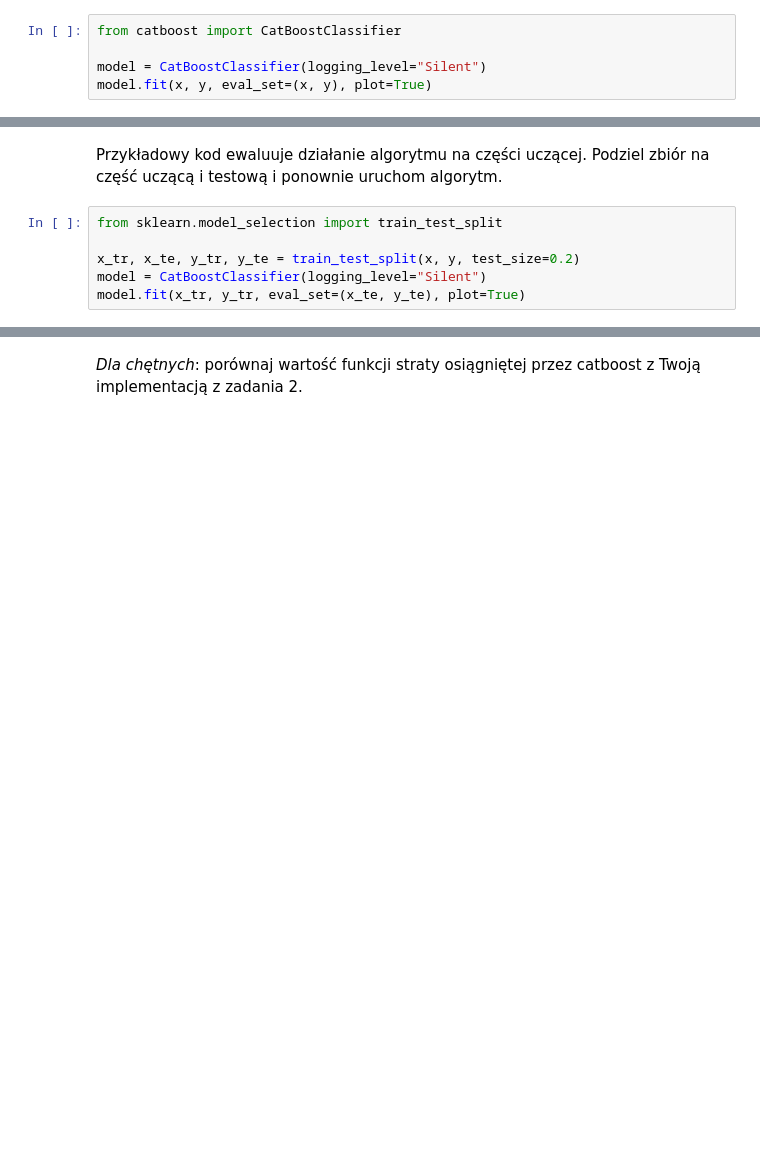
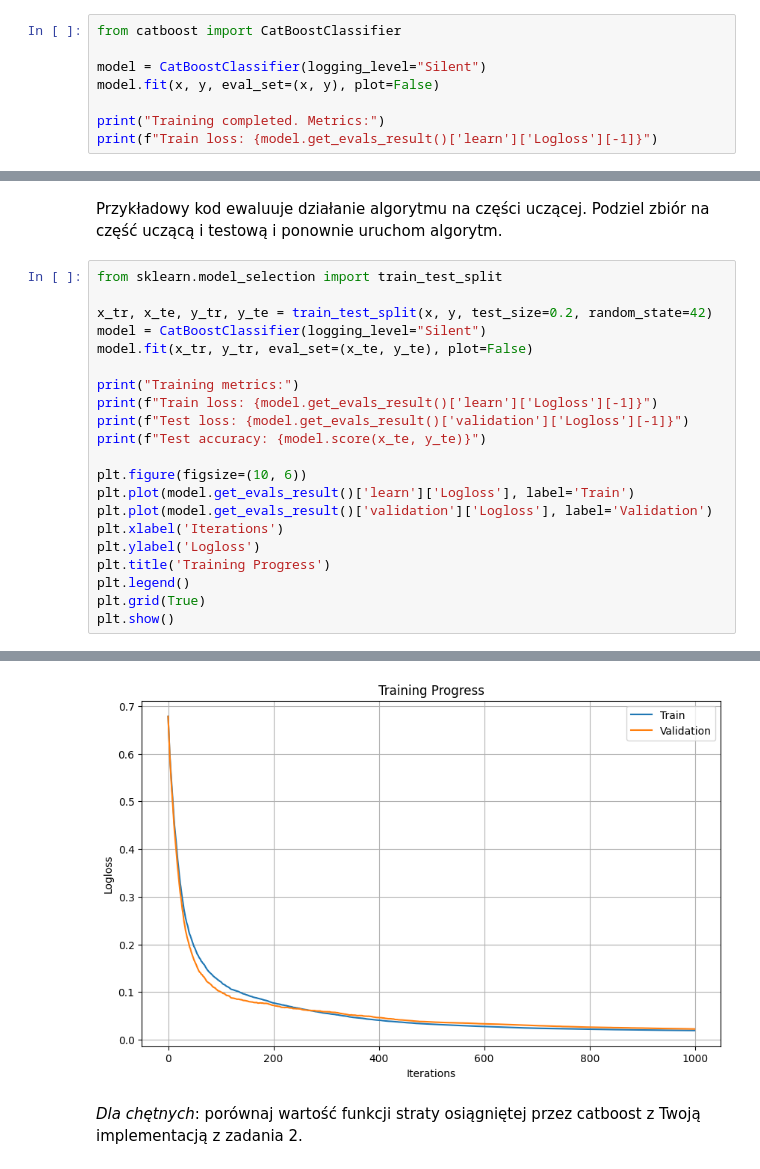
Before and after one commit to BartekAndree/2025_sus, a Jupyter notebook: 10/su-lab-zad-dom-10.ipynb, the cells around one changed output, grey strips where cells are left out. Drawn from its saved outputs; the diff is of its cells as text; blank space fills up the shorter version.

```diff
--- a/10/su-lab-zad-dom-10.ipynb
+++ b/10/su-lab-zad-dom-10.ipynb
@@ -289,4 +412,7 @@ Trening modelu
 from catboost import CatBoostClassifier
 
 model = CatBoostClassifier(logging_level="Silent")
-model.fit(x, y, eval_set=(x, y), plot=True)
+model.fit(x, y, eval_set=(x, y), plot=False)
+
+print("Training completed. Metrics:")
+print(f"Train loss: {model.get_evals_result()['learn']['Logloss'][-1]}")
@@ -293,8 +422,24 @@ model.fit(x, y, eval_set=(x, y), plot=True)
 # %% [markdown]
 Przykładowy kod ewaluuje działanie algorytmu na części uczącej. Podziel zbiór na część uczącą i testową i ponownie uruchom algorytm.
-# %%
-from sklearn.model_selection import train_test_split
-
-x_tr, x_te, y_tr, y_te = train_test_split(x, y, test_size=0.2)
-model = CatBoostClassifier(logging_level="Silent")
-model.fit(x_tr, y_tr, eval_set=(x_te, y_te), plot=True)
+# %%
+from sklearn.model_selection import train_test_split
+
+x_tr, x_te, y_tr, y_te = train_test_split(x, y, test_size=0.2, random_state=42)
+model = CatBoostClassifier(logging_level="Silent")
+model.fit(x_tr, y_tr, eval_set=(x_te, y_te), plot=False)
+
+print("Training metrics:")
+print(f"Train loss: {model.get_evals_result()['learn']['Logloss'][-1]}")
+print(f"Test loss: {model.get_evals_result()['validation']['Logloss'][-1]}")
+print(f"Test accuracy: {model.score(x_te, y_te)}")
+
+plt.figure(figsize=(10, 6))
+plt.plot(model.get_evals_result()['learn']['Logloss'], label='Train')
+plt.plot(model.get_evals_result()['validation']['Logloss'], label='Validation')
+plt.xlabel('Iterations')
+plt.ylabel('Logloss')
+plt.title('Training Progress')
+plt.legend()
+plt.grid(True)
+plt.show()
+# %% [output]
@@ -301,3 +450,4 @@ model.fit(x_tr, y_tr, eval_set=(x_te, y_te), plot=True)
+[figure, added]
 # %% [markdown]
 *Dla chętnych*: porównaj wartość funkcji straty osiągniętej przez catboost z Twoją implementacją z zadania 2.
 # %% [markdown]
```
Also changed, not shown: parts of 23 cells of this notebook, 1 other file.
